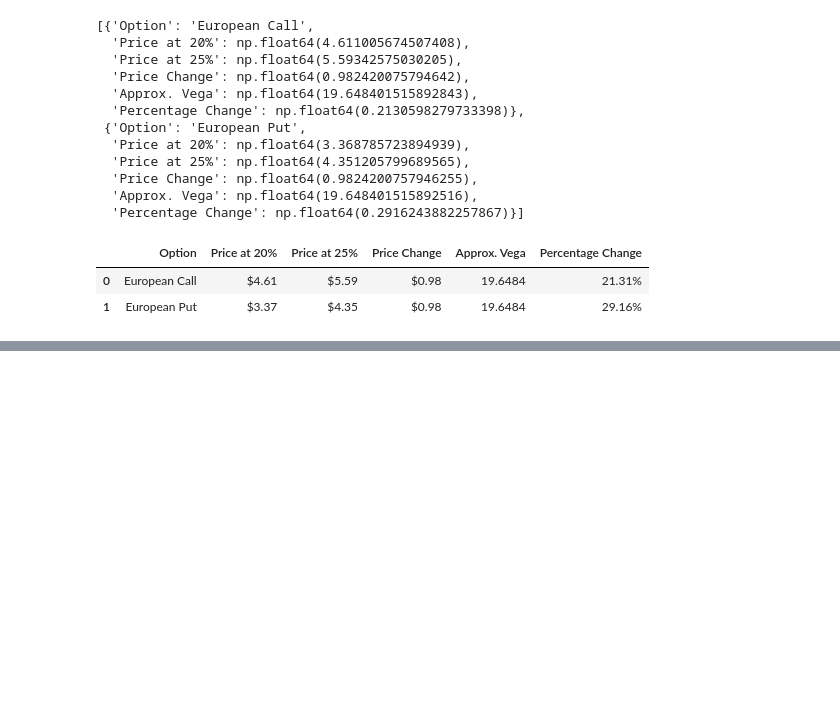
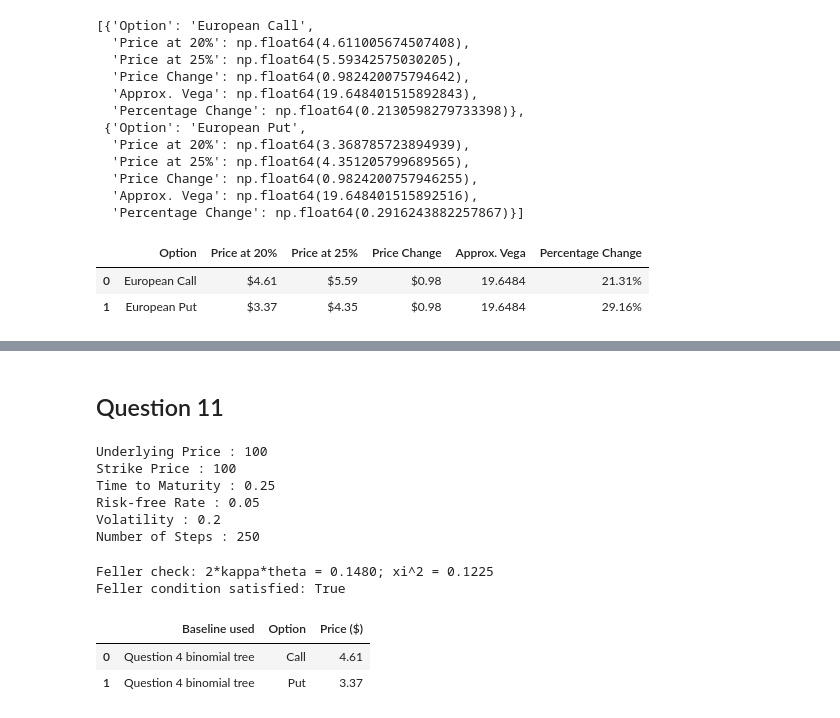
Before and after one commit to SacSresta/WQU, a Jupyter notebook: MScFE_620_DP_GWP_Jul.ipynb, the cells around one changed output, grey strips where cells are left out. Cells and saved outputs as stored; diff of their text form; code cells hidden in the pictures; blank space fills up the shorter version.

Commit message:
Question 11 init

```diff
--- a/MScFE_620_DP_GWP_Jul.ipynb
+++ b/MScFE_620_DP_GWP_Jul.ipynb
@@ -274,3 +274,6 @@ With N = 1000, the price for call option is 4.61
 | 4 | 250 | 4.611006 | 3.368786 | 0.569392 | -0.430608 | 6.141754e-13 |
 | 5 | 500 | 4.613001 | 3.370781 | 0.569426 | -0.430574 | 1.435740e-12 |
 | 6 | 1000 | 4.613999 | 3.371779 | 0.569443 | -0.430557 | -7.106316e-12 |
+# %%
+q4_call = convergence_table.loc[convergence_table["Steps"] == 250, "Call Price"].values[0]
+q4_put = convergence_table.loc[convergence_table["Steps"] == 250, "Put Price"].values[0]
@@ -506,0 +516,77 @@ vega_table.style.format({
+# %% [markdown]
+## Question 11
+# %%
+#Checking the base again
+print("Underlying Price :", S0)
+print("Strike Price :", K)
+print("Time to Maturity :", T)
+print("Risk-free Rate :", r)
+print("Volatility :", sigma)
+print("Number of Steps :", N)
+# %% [output]
+Underlying Price : 100
+Strike Price : 100
+Time to Maturity : 0.25
+Risk-free Rate : 0.05
+Volatility : 0.2
+Number of Steps : 250
+# %%
+# Heston parameters supplied in the brief
+v0 = 0.04
+kappa = 1.85
+theta = 0.04
+xi = 0.35
+RHOS = np.array([-0.30, -0.70])
+
+# Reproducible Monte Carlo design
+N_PATHS = 1_000_000       # total paths; 500,000 independent antithetic pairs
+N_STEPS = 126             # half-trading-day resolution over about 63 trading days
+SEED = 6_202_026
+BUMP = 1.0                # $1 = 1% of spot for central finite differences
+
+if N_PATHS % 2 != 0:
+    raise ValueError("N_PATHS must be even when antithetic variates are used.")
+
+feller_left = 2.0 * kappa * theta
+feller_right = xi**2
+print(f"Feller check: 2*kappa*theta = {feller_left:.4f}; xi^2 = {feller_right:.4f}")
+print("Feller condition satisfied:", feller_left > feller_right)
+# %% [output]
+Feller check: 2*kappa*theta = 0.1480; xi^2 = 0.1225
+Feller condition satisfied: True
+# %%
+from scipy.stats import norm
+def black_scholes_call_put(S0:int, K:int, r:int, T:int, sigma:int) -> tuple:
+  d1 = np.log(S0/K) + (r +(1/2) *( sigma**2)) * T / (sigma * np.sqrt(T))
+  d2 = d1 - (sigma * np.sqrt(T))
+
+  call = S0 * norm.cdf(d1) - K * np.exp(-r*T) * norm.cdf(d2)
+  put = call - S0 + K * np.exp(-r*T) #from put call parity
+
+  return call, put
+bs_call, bs_put = black_scholes_call_put(S0, K, r, T,sigma)
+bs_call, bs_put
+# %%
+Q4_CALL = q4_call
+Q4_PUT = q4_put
+
+if Q4_CALL is None or Q4_PUT is None:
+    step1_prices = {"Call": bs_call, "Put": bs_put}
+    baseline_label = "Black-Scholes check (replace with Q4 values)"
+else:
+    step1_prices = {"Call": float(Q4_CALL), "Put": float(Q4_PUT)}
+    baseline_label = "Question 4 binomial tree"
+
+baseline_table = pd.DataFrame(
+    {
+        "Baseline used": [baseline_label, baseline_label],
+        "Option": ["Call", "Put"],
+        "Price ($)": [step1_prices["Call"], step1_prices["Put"]],
+    }
+)
+baseline_table["Price ($)"] = baseline_table["Price ($)"].round(2)
+display(baseline_table)
+# %% [output]
+|  | Baseline used | Option | Price ($) |
+| 0 | Question 4 binomial tree | Call | 4.61 |
+| 1 | Question 4 binomial tree | Put | 3.37 |
```
Also changed, not shown: parts of 7 cells of this notebook.
